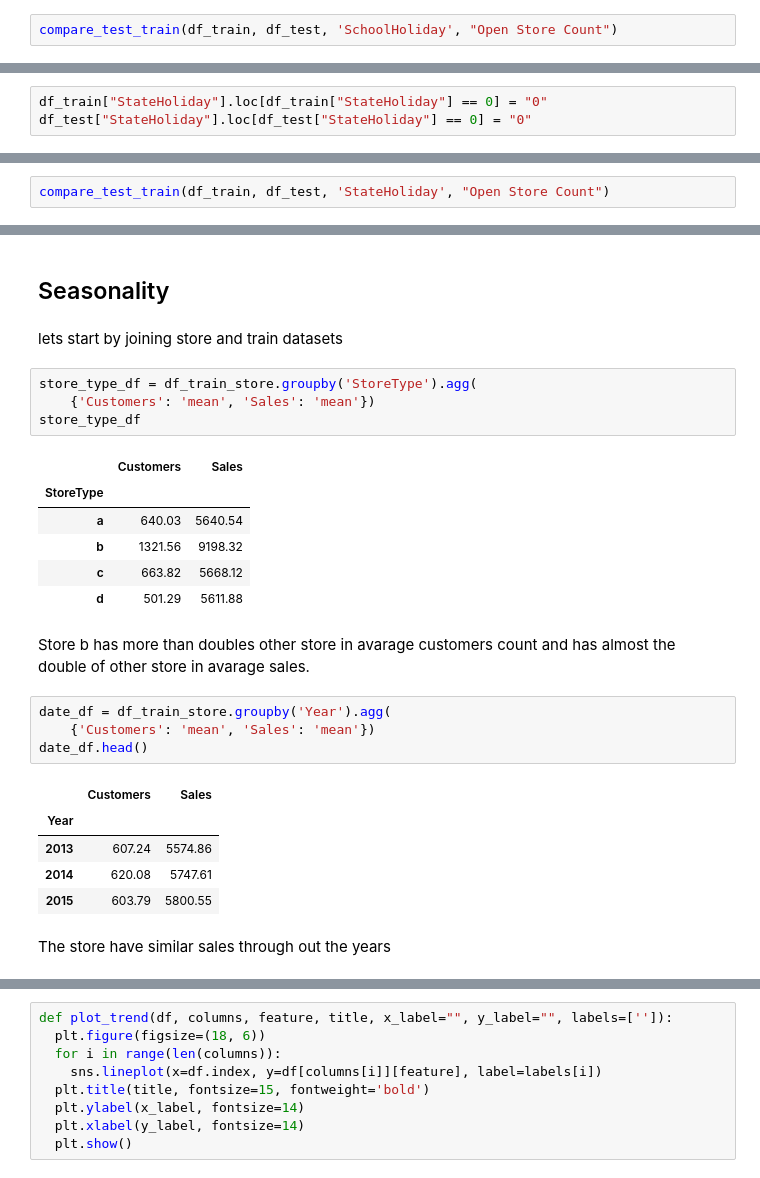
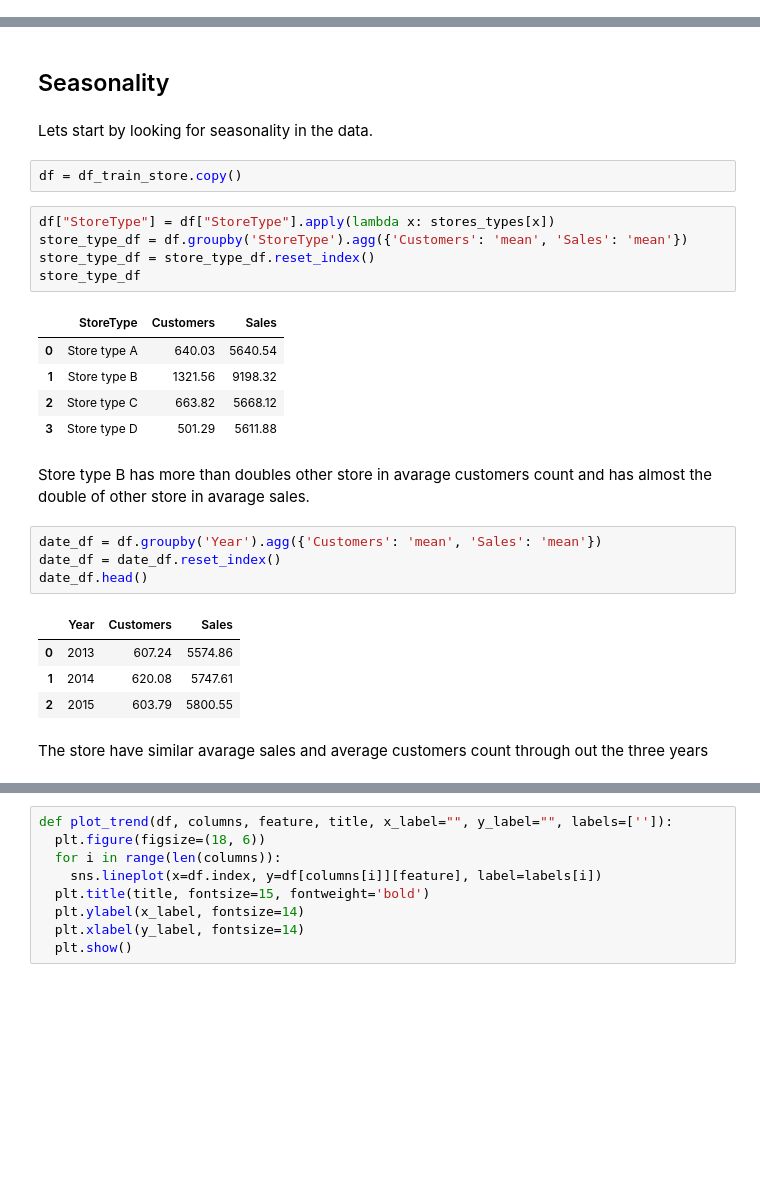
Before and after one commit to eandualem/PharmaceuticalSalesPrediction, a Jupyter notebook: notebooks/2.0 exploration.ipynb, the cells around one changed output, grey strips where cells are left out. Drawn from its saved outputs; the diff is of its cells as text; blank space fills up the shorter version.

Commit message:
feat: show seasonality of sells

```diff
--- a/notebooks/2.0 exploration.ipynb
+++ b/notebooks/2.0 exploration.ipynb
@@ -145,2 +82,0 @@ compare_test_train(df_train, df_test, 'Open', "Open Store Count")
-# %%
-compare_test_train(df_train, df_test, 'SchoolHoliday', "Open Store Count")
@@ -151,3 +82,0 @@ This is way different
-# %%
-df_train["StateHoliday"].loc[df_train["StateHoliday"] == 0] = "0"
-df_test["StateHoliday"].loc[df_test["StateHoliday"] == 0] = "0"
@@ -159,2 +82,0 @@ plt.show()
-# %%
-compare_test_train(df_train, df_test, 'StateHoliday', "Open Store Count")
@@ -212,30 +159,30 @@ df_train_store.head(10)
 # %% [markdown]
 ## Seasonality
-# %% [markdown]
-lets start by joining store and train datasets
+# %% [markdown]
+Lets start by looking for seasonality in the data.
+# %%
+df = df_train_store.copy()
 # %%
-store_type_df = df_train_store.groupby('StoreType').agg(
-    {'Customers': 'mean', 'Sales': 'mean'})
+df["StoreType"] = df["StoreType"].apply(lambda x: stores_types[x])
+store_type_df = df.groupby('StoreType').agg({'Customers': 'mean', 'Sales': 'mean'})
+store_type_df = store_type_df.reset_index()
 store_type_df
 # %% [output]
-|  | Customers | Sales |
-| StoreType |  |  |
-| a | 640.03 | 5640.54 |
-| b | 1321.56 | 9198.32 |
-| c | 663.82 | 5668.12 |
-| d | 501.29 | 5611.88 |
+|  | StoreType | Customers | Sales |
+| 0 | Store type A | 640.03 | 5640.54 |
+| 1 | Store type B | 1321.56 | 9198.32 |
+| 2 | Store type C | 663.82 | 5668.12 |
+| 3 | Store type D | 501.29 | 5611.88 |
 # %% [markdown]
-Store b has more than doubles other store in avarage customers count and has almost the double of
-other store in avarage sales.
+Store type B has more than doubles other store in avarage customers count and has almost the double of other store in avarage sales.
 # %%
-date_df = df_train_store.groupby('Year').agg(
-    {'Customers': 'mean', 'Sales': 'mean'})
+date_df = df.groupby('Year').agg({'Customers': 'mean', 'Sales': 'mean'})
+date_df = date_df.reset_index()
 date_df.head()
 # %% [output]
-|  | Customers | Sales |
-| Year |  |  |
-| 2013 | 607.24 | 5574.86 |
-| 2014 | 620.08 | 5747.61 |
-| 2015 | 603.79 | 5800.55 |
+|  | Year | Customers | Sales |
+| 0 | 2013 | 607.24 | 5574.86 |
+| 1 | 2014 | 620.08 | 5747.61 |
+| 2 | 2015 | 603.79 | 5800.55 |
 # %% [markdown]
-The store have similar sales through out the years
+The store have similar avarage sales and average customers count through out the three years
```
Also changed, not shown: parts of 75 cells of this notebook, 2 other files.
